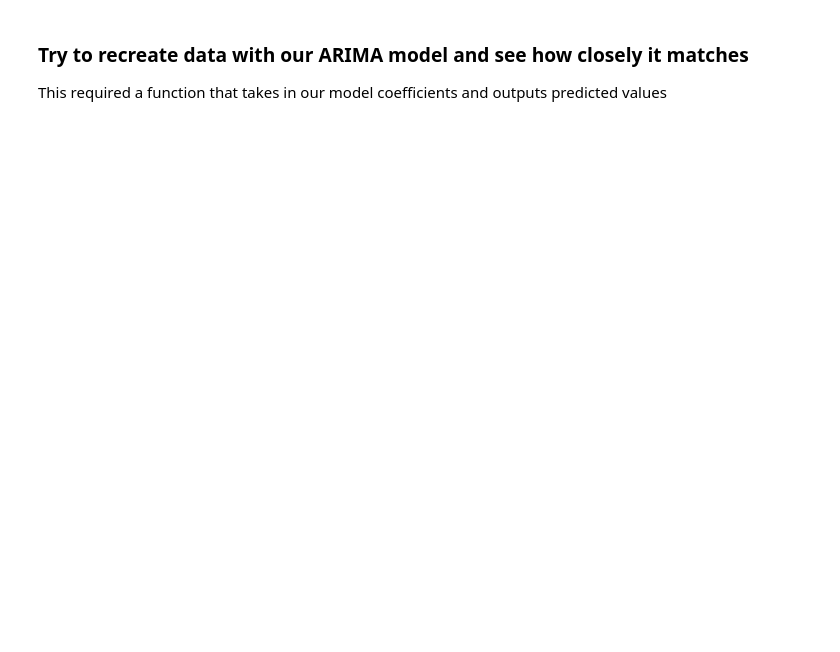
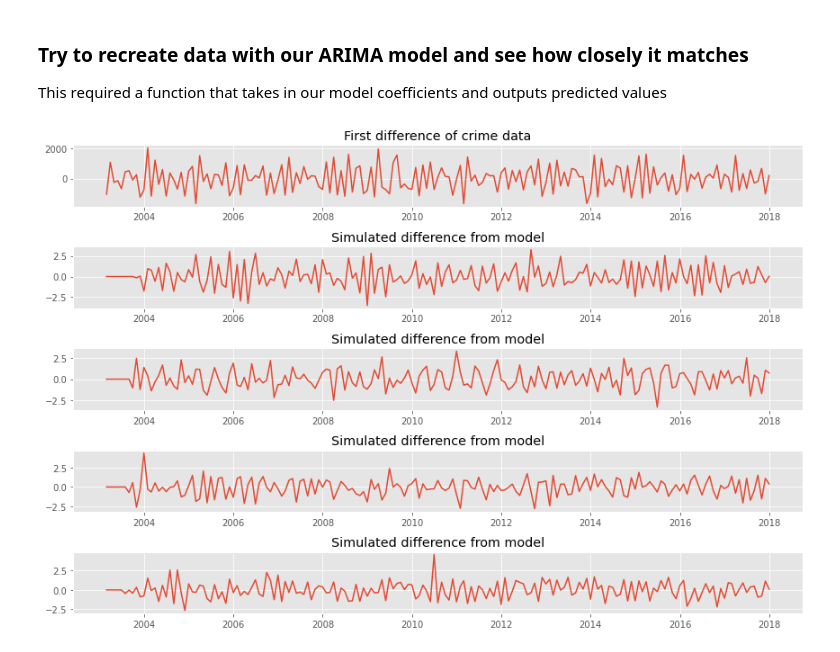
Before and after one commit to mkpetterson/sfcrime, a Jupyter notebook: notebooks/time_series_analysis.ipynb, the cells around one changed output. Drawn from its saved outputs; the diff is of its cells as text; code cells hidden in the pictures; blank space fills up the shorter version.

```diff
--- a/notebooks/time_series_analysis.ipynb
+++ b/notebooks/time_series_analysis.ipynb
@@ -325,6 +325,7 @@ We're ok =)
 # Might need MA of order 1 due to the negative AC @ lag=1
 
 crime_data = series_sample(data, 'M')
+crime_diff = crime_data.diff()[1:]
 crime_model = ARIMA(crime_data, order=(8,1,0)).fit()
 # %%
 crime_model.params
@@ -410,0 +407,15 @@ fig, ax = plt.subplots()
+# %%
+# Plot simulated data - looking at AR
+fig, ax = plt.subplots(5, figsize=(12,8))
+ax[0].plot(crime_diff.index, crime_diff)
+ax[0].set_title("First difference of crime data")
+
+for i in range(1,5):
+    sim_data = auto_regressive_process(len(crime_diff), list(crime_model.params)[i:])
+    sim_data.index = crime_diff.index
+    ax[i].plot(sim_data.index, sim_data)
+    ax[i].set_title("Simulated difference from model")
+
+plt.tight_layout()
+# %% [output]
+[figure, added]
```
Also changed, not shown: parts of 4 cells of this notebook.
